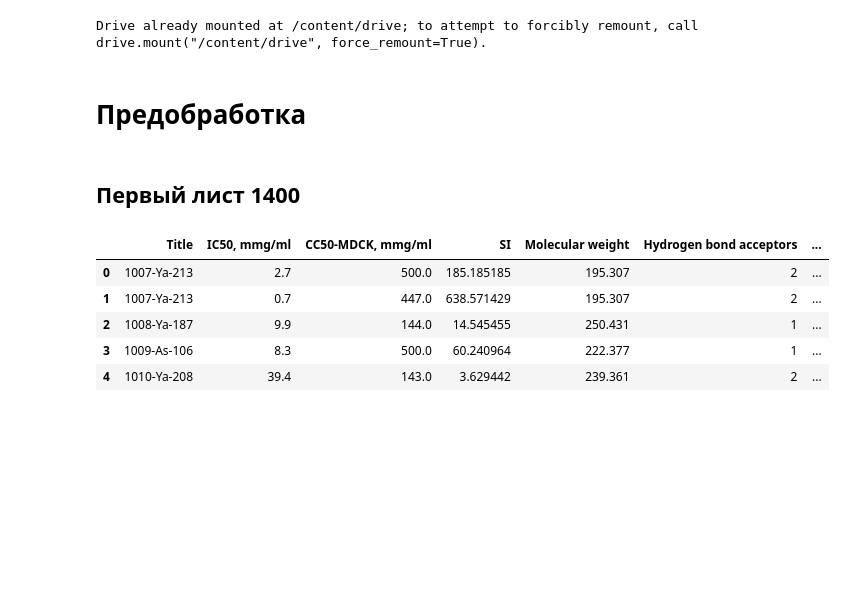
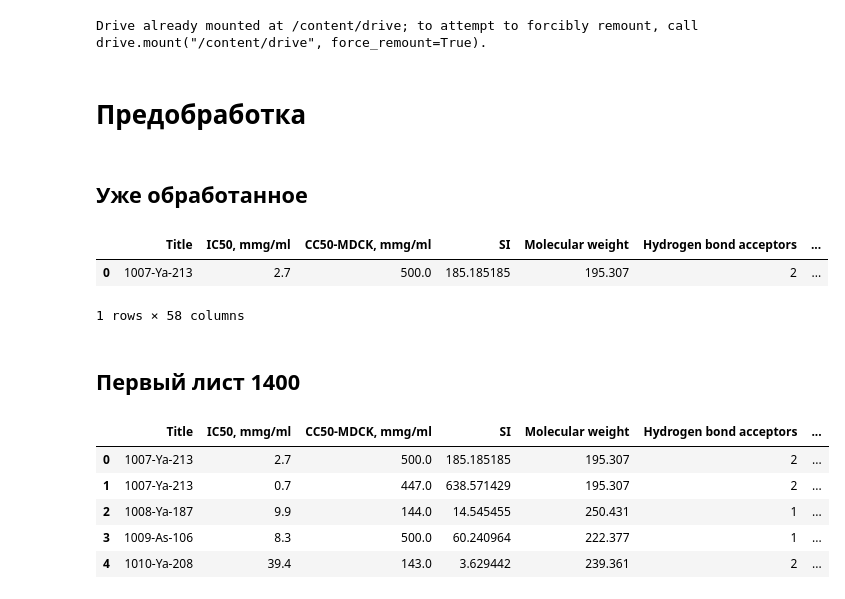
Before and after one commit to oodlbee/drug_prediction, a Jupyter notebook: drug_prediction.ipynb, the cells around one changed output. Drawn from its saved outputs; the diff is of its cells as text; code cells hidden in the pictures; blank space fills up the shorter version.

```diff
--- a/drug_prediction.ipynb
+++ b/drug_prediction.ipynb
@@ -51,3 +53,12 @@ drive.mount('/content/drive')
 Drive already mounted at /content/drive; to attempt to forcibly remount, call drive.mount("/content/drive", force_remount=True).
 # %% [markdown]
 # Предобработка
+# %% [markdown]
+## Уже обработанное
+# %%
+full = pd.read_csv("https://raw.githubusercontent.com/oodlbee/drug_prediction/master/processed_df.csv")
+full.head(1)
+# %% [output]
+|  | Title | IC50, mmg/ml | CC50-MDCK, mmg/ml | SI | Molecular weight | Hydrogen bond acceptors | ... |
+| 0 | 1007-Ya-213 | 2.7 | 500.0 | 185.185185 | 195.307 | 2 | ... |
+1 rows × 58 columns
```
Also changed, not shown: parts of 5 cells of this notebook.
